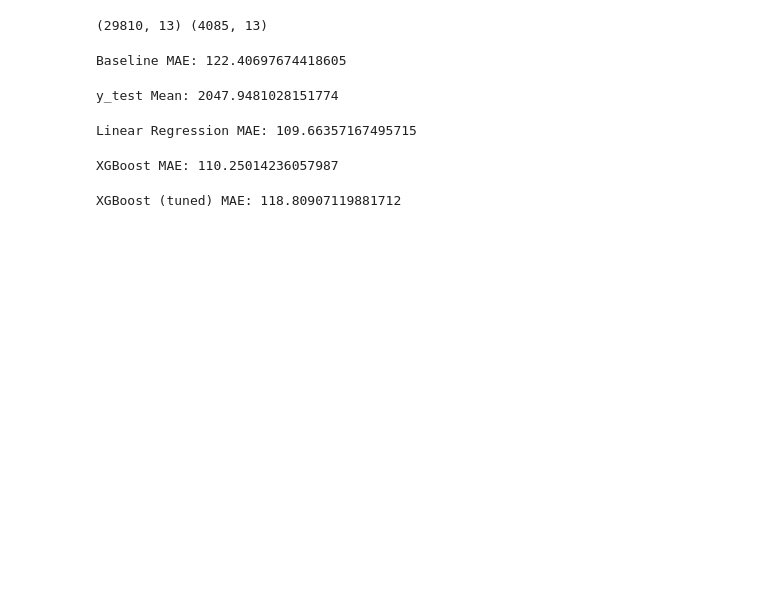
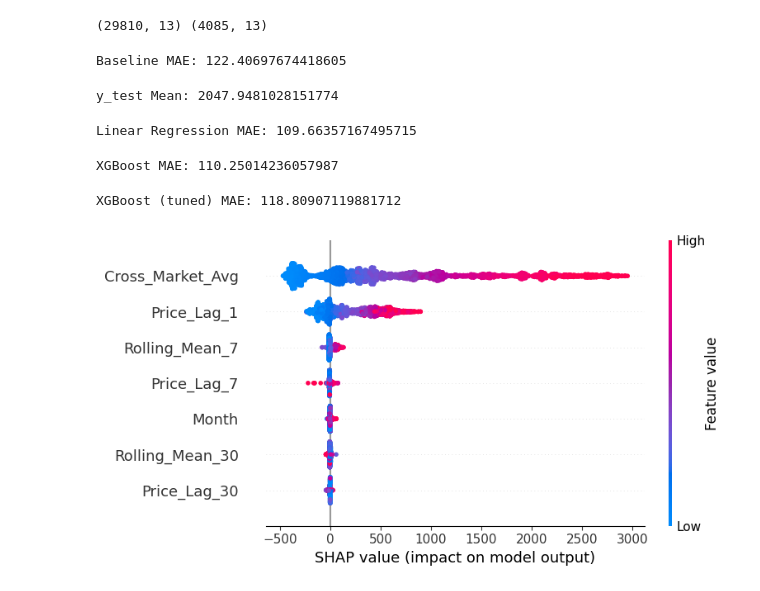
Before and after one commit to j-xingh/mandisense, a Jupyter notebook: notebooks/04_modeling.ipynb, the cells around one changed output. Cells and saved outputs as stored; diff of their text form; code cells hidden in the pictures; blank space fills up the shorter version.

Commit message:
Add SHAP explainability analysis - Cross_Market_Avg and Price_Lag_1 are dominant features

```diff
--- a/notebooks/04_modeling.ipynb
+++ b/notebooks/04_modeling.ipynb
@@ -63,3 +63,12 @@ xgb2_pred = xgb2.predict(X_test)
 print("XGBoost (tuned) MAE:", mean_absolute_error(y_test, xgb2_pred))
 # %% [output]
 XGBoost (tuned) MAE: 118.80907119881712
+# %%
+import shap
+
+explainer = shap.Explainer(xgb)
+shap_values = explainer(X_test)
+
+shap.summary_plot(shap_values, X_test)
+# %% [output]
+[figure, added]
```
